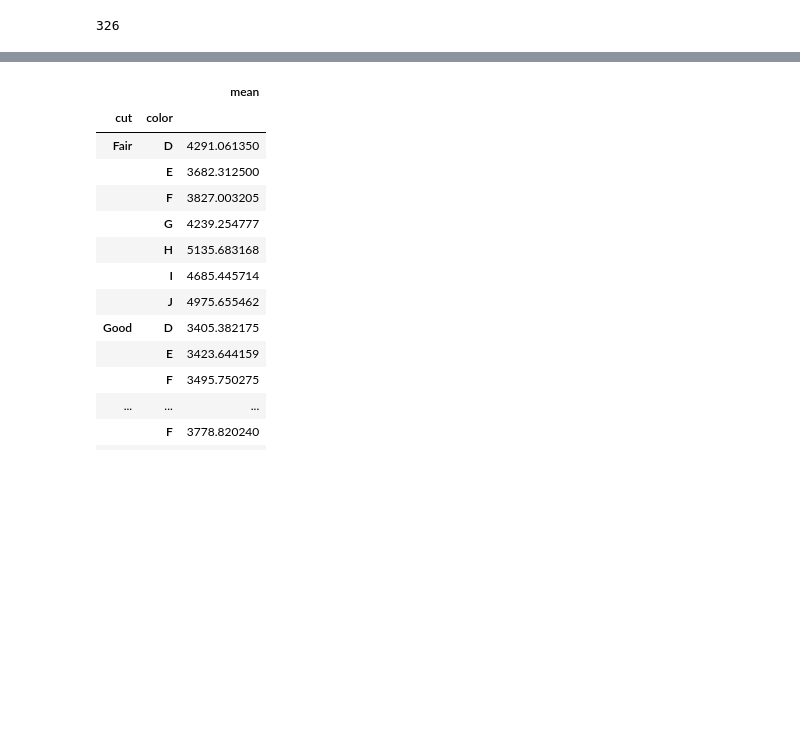
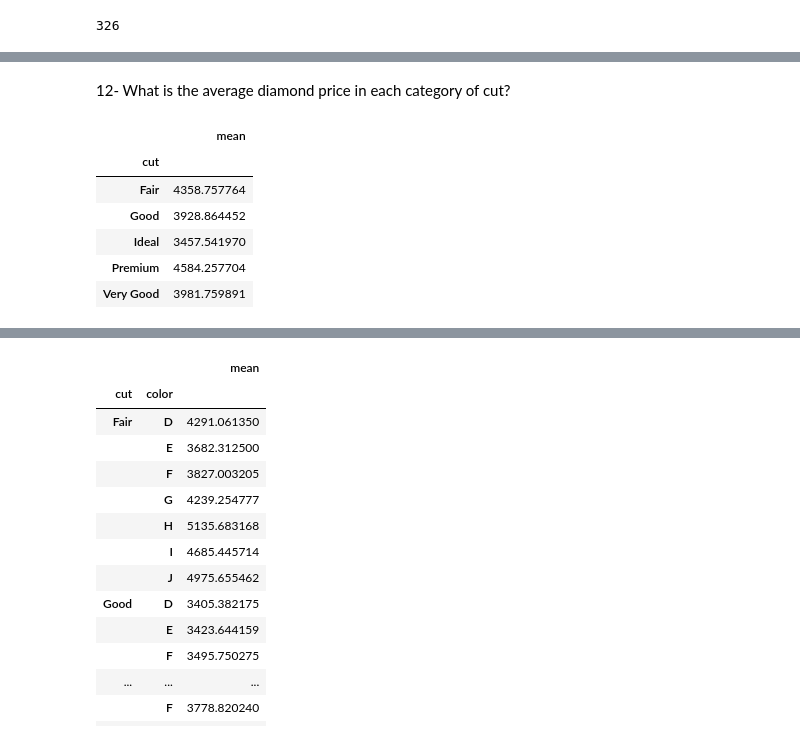
Before and after one commit to Aabusabaeen/diamonds_data, a Jupyter notebook: diamonds_script.ipynb, the cells around one changed output, grey strips where cells are left out. Saved outputs shown, nothing was run; the diff lists cells and outputs as text; code cells hidden in the pictures; blank space fills up the shorter version.

```diff
--- a/diamonds_script.ipynb
+++ b/diamonds_script.ipynb
@@ -134,0 +186,12 @@ dmnds['price'].max() - dmnds['price'].min()
+# %% [markdown]
+12- What is the average diamond price in each category of cut?
+# %%
+dmnds.groupby(['cut']).price.agg(['mean'])
+# %% [output]
+|  | mean |
+| cut |  |
+| Fair | 4358.757764 |
+| Good | 3928.864452 |
+| Ideal | 3457.541970 |
+| Premium | 4584.257704 |
+| Very Good | 3981.759891 |
```
Also changed, not shown: parts of 33 cells of this notebook, 1 other file.
